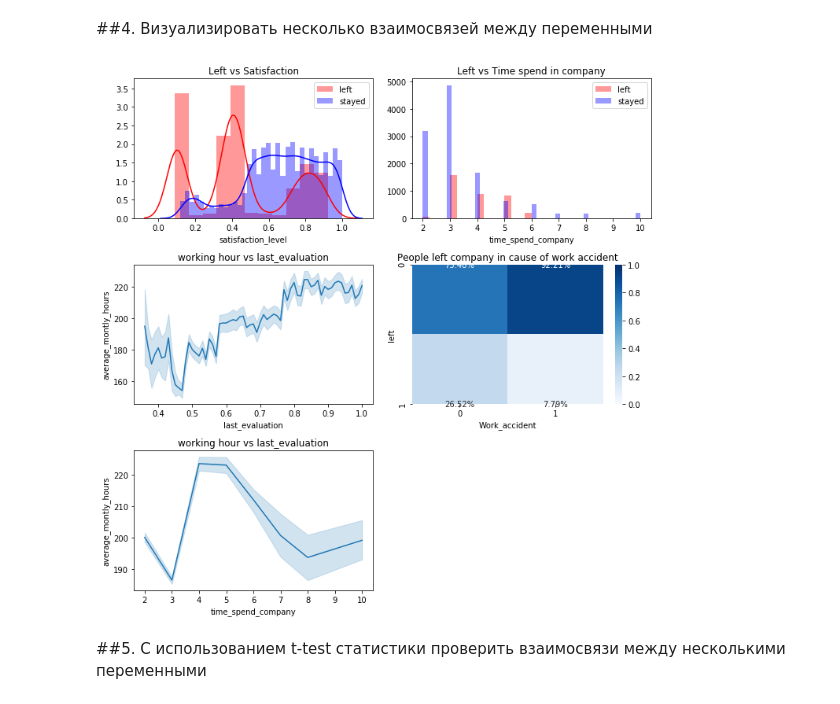
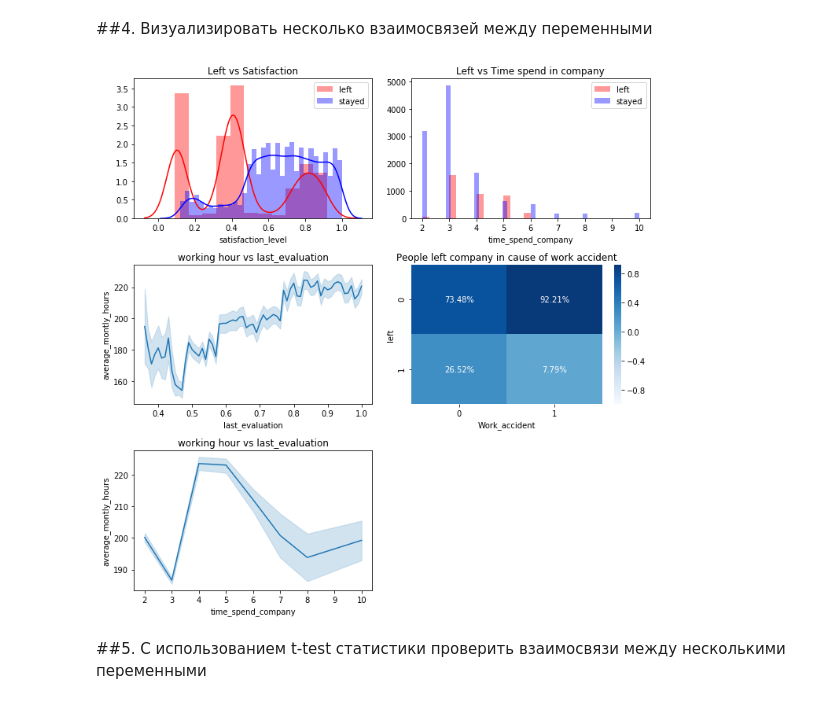
Before and after one commit to elba8409/HomeWork, a Jupyter notebook: Final_Work/Final_work.ipynb, the cells around one changed output. Drawn from its saved outputs; the diff is of its cells as text; code cells hidden in the pictures.

```diff
--- a/Final_Work/Final_work.ipynb
+++ b/Final_Work/Final_work.ipynb
@@ -77,35 +79,37 @@ plt.show()
 plt.figure(figsize=(10,10))
 
 plt.subplot(321)
 sns.distplot(df[df['left']==1]['satisfaction_level'], label='left', color='Red')
 sns.distplot(df[df['left']==0]['satisfaction_level'], label='stayed', color='Blue')
 plt.title('Left vs Satisfaction')
 plt.legend()
 
 plt.subplot(322)
 sns.distplot(df[df['left']==1]['time_spend_company'], label='left', color='Red',kde=False)
 sns.distplot(df[df['left']==0]['time_spend_company'], label='stayed', color='Blue',kde=False)
 plt.title('Left vs Time spend in company')
 plt.legend()
 
 plt.subplot(323)
 sns.lineplot(x='last_evaluation',y='average_montly_hours',data=df)
 plt.title('working hour vs last_evaluation')
 
 plt.subplot(324)
 cds = df.pivot_table(index='left',columns='Work_accident', values='sales',aggfunc='count')
 cds = cds/df['Work_accident'].value_counts()
 plt.title('People left company in cause of work accident', )
-sns.heatmap(cds, vmin=0, vmax=1, annot=True, cmap='Blues', fmt='.2%')
+ax =sns.heatmap(cds, cmap=sns.color_palette("Blues", 1000), vmin=-1, center=0, annot=True, fmt='.2%')
+i, k = ax.get_ylim()
+ax.set_ylim(i+0.5, k-0.5)
 
 plt.subplot(325)
 sns.lineplot(x='time_spend_company',y='average_montly_hours',data=df)
 plt.title('working hour vs last_evaluation')
 
 plt.tight_layout()
 plt.show()
 # %% [output]
-[figure, old version]
+[figure, new version]
 # %% [markdown]
 ##5.	С использованием t-test статистики проверить взаимосвязи между несколькими переменными
 # %% [markdown]
```
Also changed, not shown: parts of 2 cells of this notebook.
